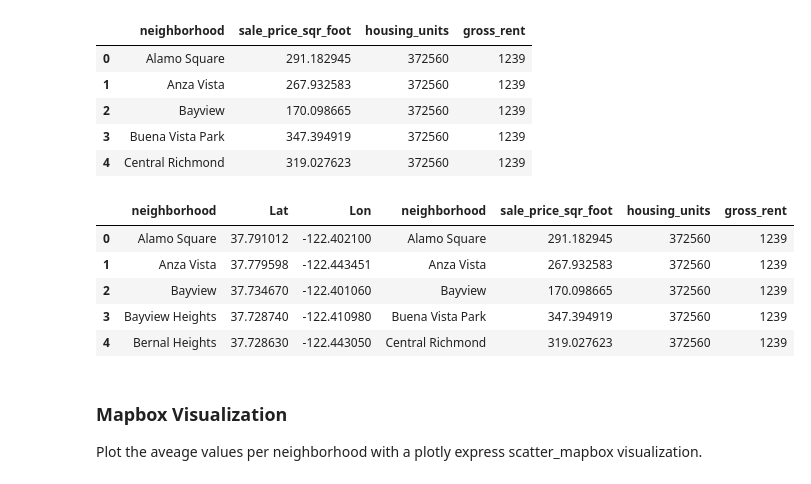
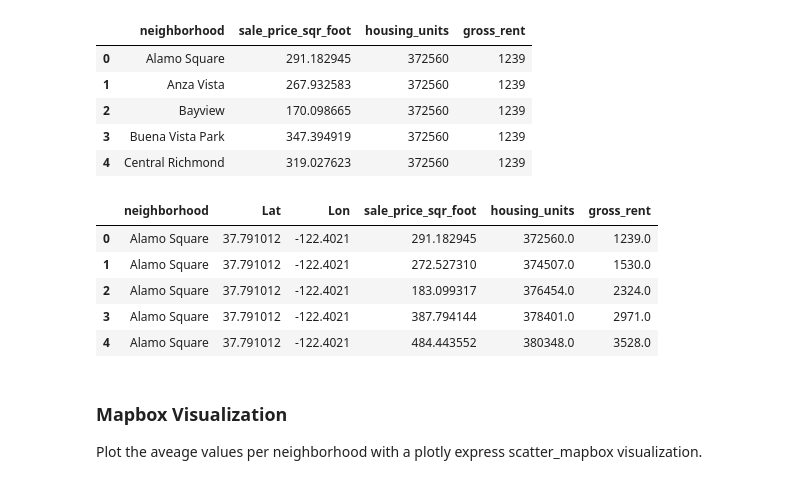
Before and after one commit to Caresir/Pyviz_Investment_Market, a Jupyter notebook: Code/rental_analysis.ipynb, the cells around one changed output. Saved outputs shown, nothing was run; the diff lists cells and outputs as text; code cells hidden in the pictures.

```diff
--- a/Code/rental_analysis.ipynb
+++ b/Code/rental_analysis.ipynb
@@ -234,15 +236,15 @@ mean_neighborhood.head()
 | 4 | Central Richmond | 319.027623 | 372560 | 1239 |
 # %%
 # Join the average values with the neighborhood locations
-average_by_location = pd.merge(df_neighborhood_locations, mean_neighborhood, on='business_id', how='outer')
+average_by_location = pd.merge(df_neighborhood_locations, mean_neighborhood, on='neighborhood', how='outer')
 average_by_location.head()
 # %% [output]
-|  | neighborhood | Lat | Lon | neighborhood | sale_price_sqr_foot | housing_units | gross_rent |
-| 0 | Alamo Square | 37.791012 | -122.402100 | Alamo Square | 291.182945 | 372560 | 1239 |
-| 1 | Anza Vista | 37.779598 | -122.443451 | Anza Vista | 267.932583 | 372560 | 1239 |
-| 2 | Bayview | 37.734670 | -122.401060 | Bayview | 170.098665 | 372560 | 1239 |
-| 3 | Bayview Heights | 37.728740 | -122.410980 | Buena Vista Park | 347.394919 | 372560 | 1239 |
-| 4 | Bernal Heights | 37.728630 | -122.443050 | Central Richmond | 319.027623 | 372560 | 1239 |
+|  | neighborhood | Lat | Lon | sale_price_sqr_foot | housing_units | gross_rent |
+| 0 | Alamo Square | 37.791012 | -122.4021 | 291.182945 | 372560.0 | 1239.0 |
+| 1 | Alamo Square | 37.791012 | -122.4021 | 272.527310 | 374507.0 | 1530.0 |
+| 2 | Alamo Square | 37.791012 | -122.4021 | 183.099317 | 376454.0 | 2324.0 |
+| 3 | Alamo Square | 37.791012 | -122.4021 | 387.794144 | 378401.0 | 2971.0 |
+| 4 | Alamo Square | 37.791012 | -122.4021 | 484.443552 | 380348.0 | 3528.0 |
 # %% [markdown]
 ### Mapbox Visualization
 
```
Also changed, not shown: parts of 5 cells of this notebook.
